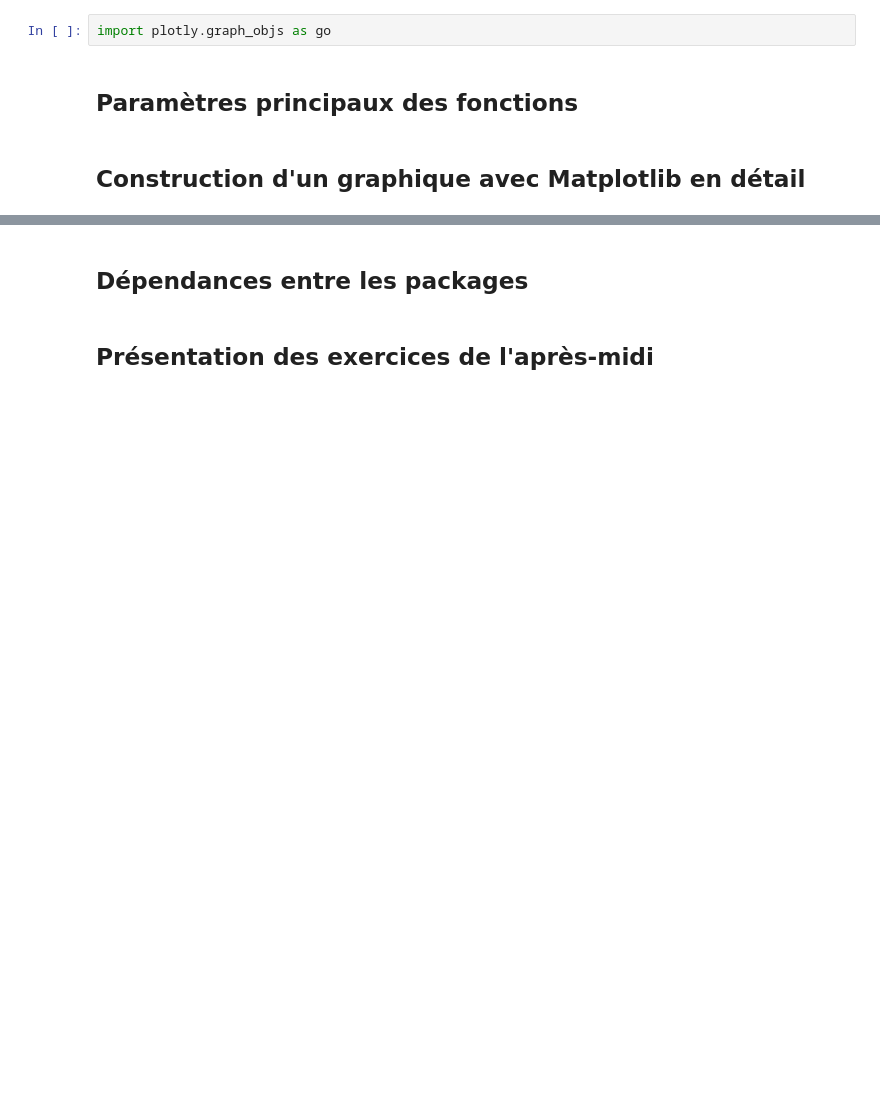
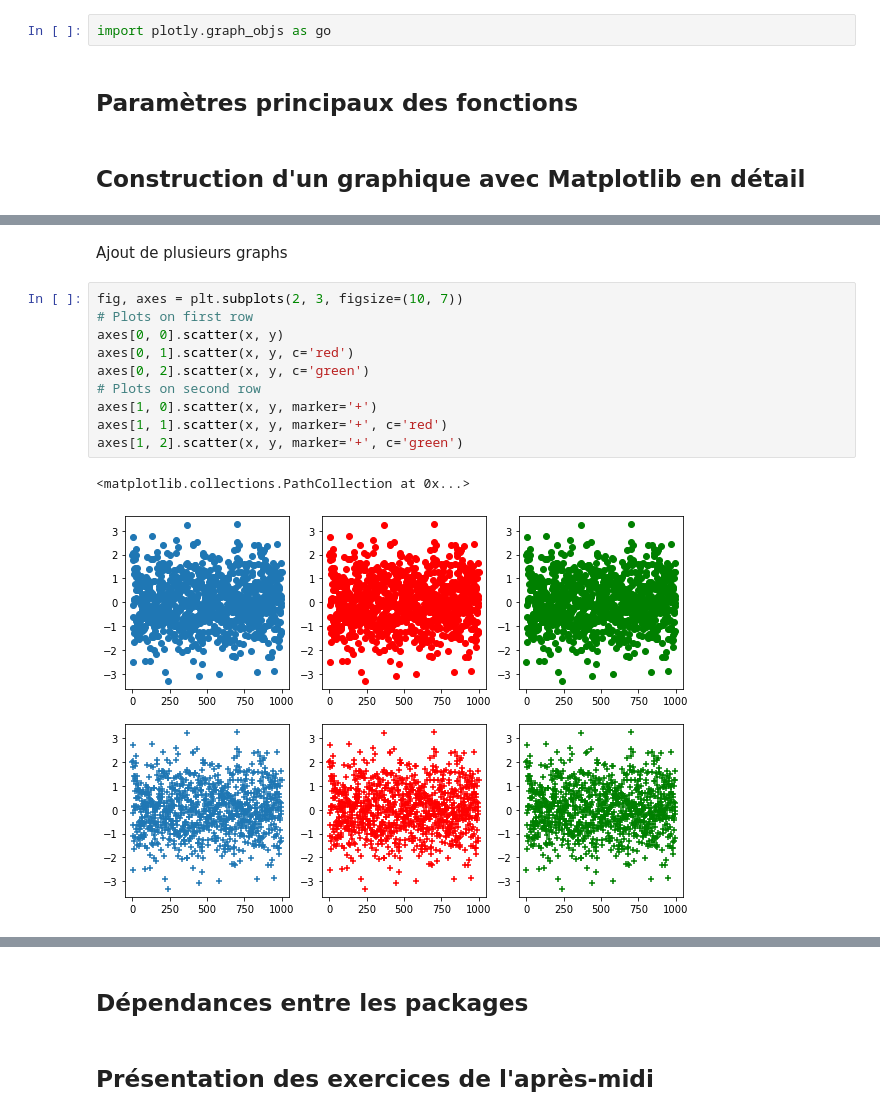
Before and after one commit to AlexisBogroff/data_viz_python_1_day, a Jupyter notebook: cours_partie_1.ipynb, the cells around one changed output, grey strips where cells are left out. Saved outputs shown, nothing was run; the diff lists cells and outputs as text; blank space fills up the shorter version.

```diff
--- a/cours_partie_1.ipynb
+++ b/cours_partie_1.ipynb
@@ -225,0 +248,15 @@ import plotly.graph_objs as go
+# %% [markdown]
+Ajout de plusieurs graphs
+# %%
+fig, axes = plt.subplots(2, 3, figsize=(10, 7))
+# Plots on first row
+axes[0, 0].scatter(x, y)
+axes[0, 1].scatter(x, y, c='red')
+axes[0, 2].scatter(x, y, c='green')
+# Plots on second row
+axes[1, 0].scatter(x, y, marker='+')
+axes[1, 1].scatter(x, y, marker='+', c='red')
+axes[1, 2].scatter(x, y, marker='+', c='green')
+# %% [output]
+<matplotlib.collections.PathCollection at 0x...>
+[figure, added]
```
Also changed, not shown: parts of 12 cells of this notebook.
